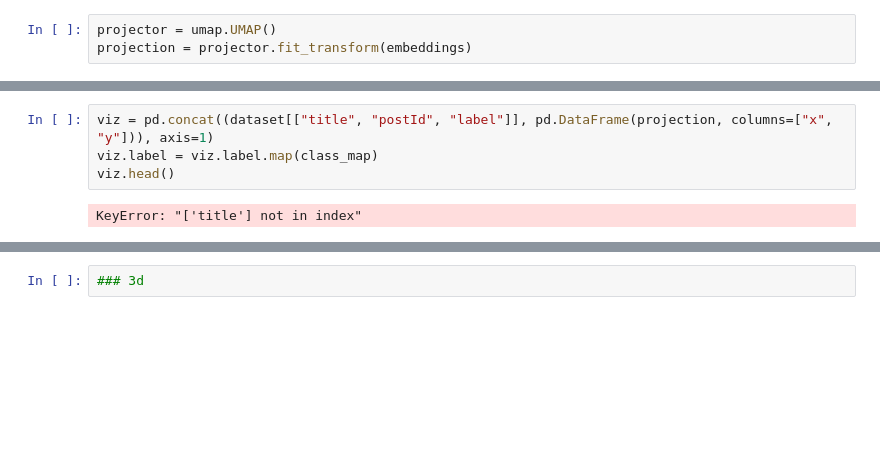
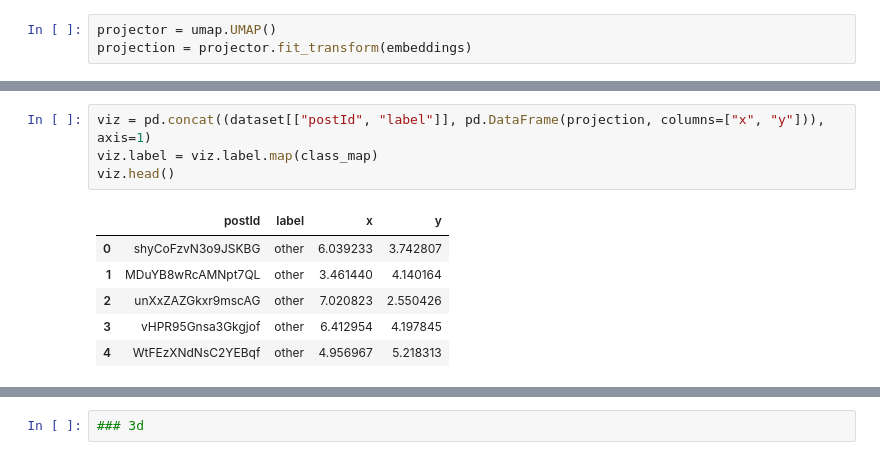
Before and after one commit to seads-org/ea-forum-announcements, a Jupyter notebook: notebooks/02_embeddings_viz.ipynb, the cells around one changed output, grey strips where cells are left out. Saved outputs shown, nothing was run; the diff lists cells and outputs as text; blank space fills up the shorter version.

```diff
--- a/notebooks/03_embeddings_viz.ipynb
+++ b/notebooks/02_embeddings_viz.ipynb
@@ -41,6 +41,11 @@ projection.shape
 # %%
-viz = pd.concat((dataset[["title", "postId", "label"]], pd.DataFrame(projection, columns=["x", "y"])), axis=1)
+viz = pd.concat((dataset[["postId", "label"]], pd.DataFrame(projection, columns=["x", "y"])), axis=1)
 viz.label = viz.label.map(class_map)
 viz.head()
 # %% [output]
-KeyError: "['title'] not in index"
+|  | postId | label | x | y |
+| 0 | shyCoFzvN3o9JSKBG | other | 6.039233 | 3.742807 |
+| 1 | MDuYB8wRcAMNpt7QL | other | 3.461440 | 4.140164 |
+| 2 | unXxZAZGkxr9mscAG | other | 7.020823 | 2.550426 |
+| 3 | vHPR95Gnsa3Gkgjof | other | 6.412954 | 4.197845 |
+| 4 | WtFEzXNdNsC2YEBqf | other | 4.956967 | 5.218313 |
```
Also changed, not shown: parts of 10 cells of this notebook, 6 other files.
